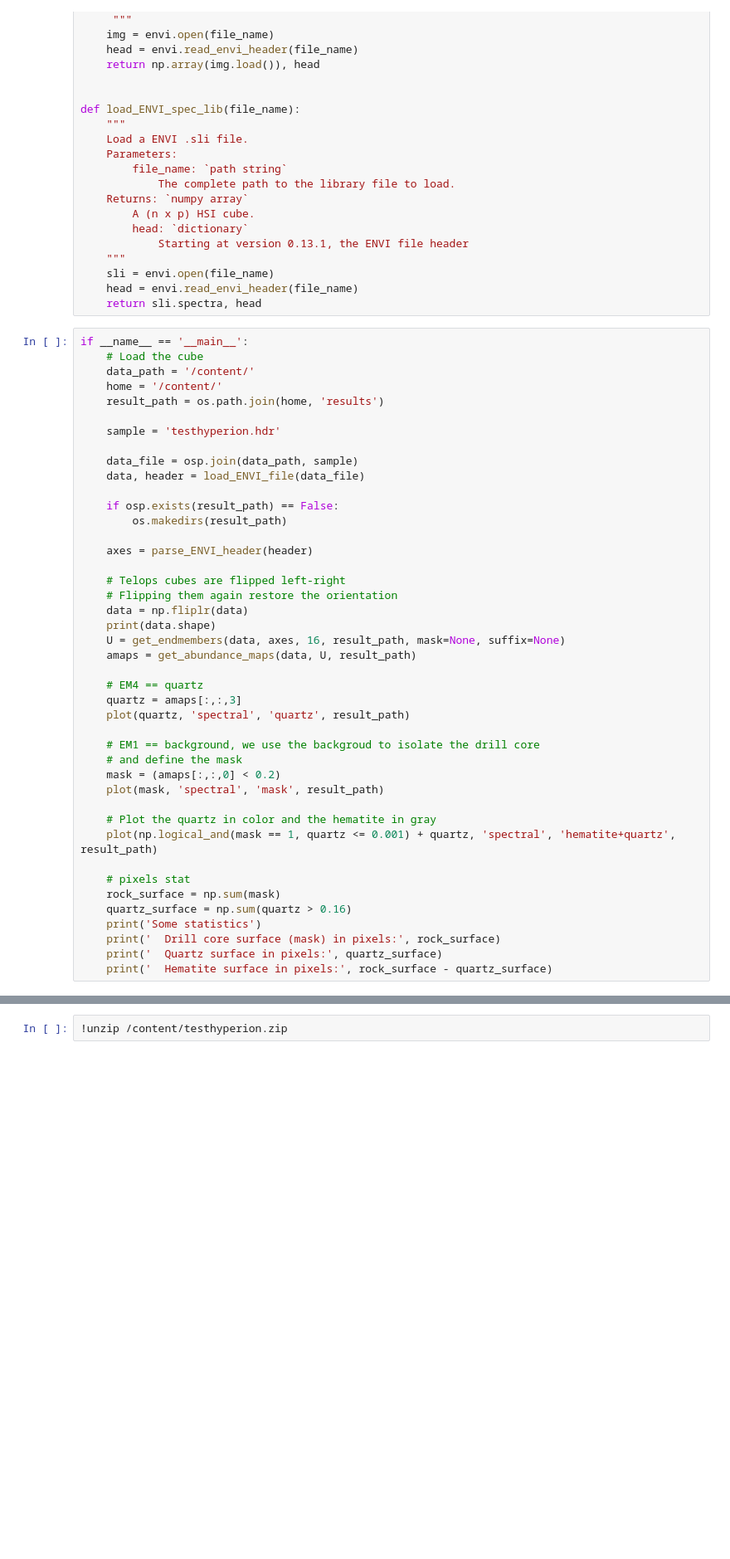
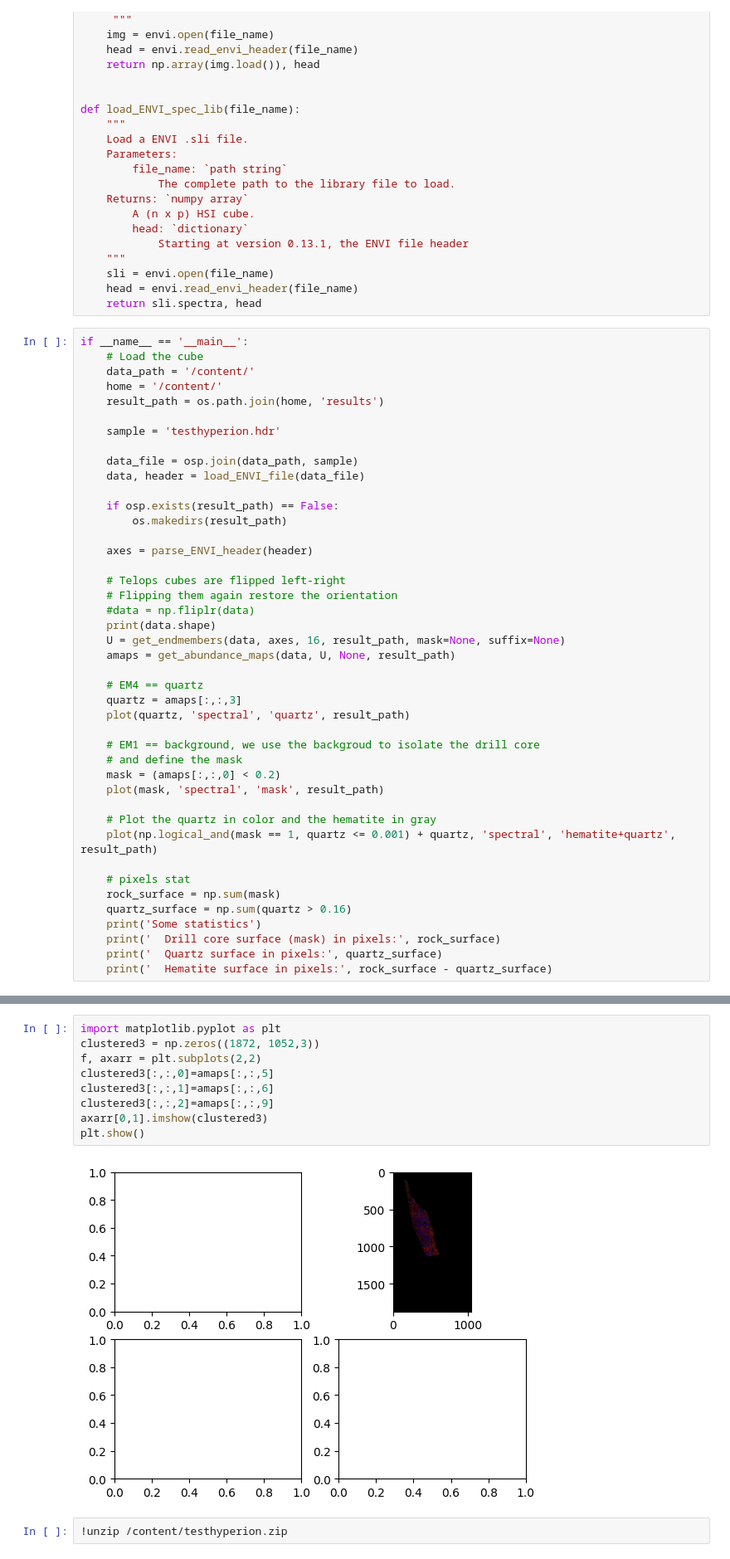
Before and after one commit to ma850419/FlexibleNet, a Jupyter notebook: Welcome_To_Colaboratory.ipynb, the cells around one changed output, grey strips where cells are left out. Shown: that part at 83% size. Cells and saved outputs as stored; diff of their text form; blank space fills up the shorter version.

```diff
--- a/Welcome_To_Colaboratory.ipynb
+++ b/Welcome_To_Colaboratory.ipynb
@@ -238,10 +238,10 @@ if __name__ == '__main__':
 
     # Telops cubes are flipped left-right
     # Flipping them again restore the orientation
-    data = np.fliplr(data)
+    #data = np.fliplr(data)
     print(data.shape)
     U = get_endmembers(data, axes, 16, result_path, mask=None, suffix=None)
-    amaps = get_abundance_maps(data, U, result_path)
+    amaps = get_abundance_maps(data, U, None, result_path)
 
     # EM4 == quartz
     quartz = amaps[:,:,3]
@@ -268,3 +270,14 @@ Endmembers extraction with NFINDR
+# %%
+import matplotlib.pyplot as plt
+clustered3 = np.zeros((1872, 1052,3))
+f, axarr = plt.subplots(2,2)
+clustered3[:,:,0]=amaps[:,:,5]
+clustered3[:,:,1]=amaps[:,:,6]
+clustered3[:,:,2]=amaps[:,:,9]
+axarr[0,1].imshow(clustered3)
+plt.show()
+# %% [output]
+[figure, added]
 # %%
 !unzip /content/testhyperion.zip
 # %%
```
Also changed, not shown: parts of 1 cell of this notebook.
